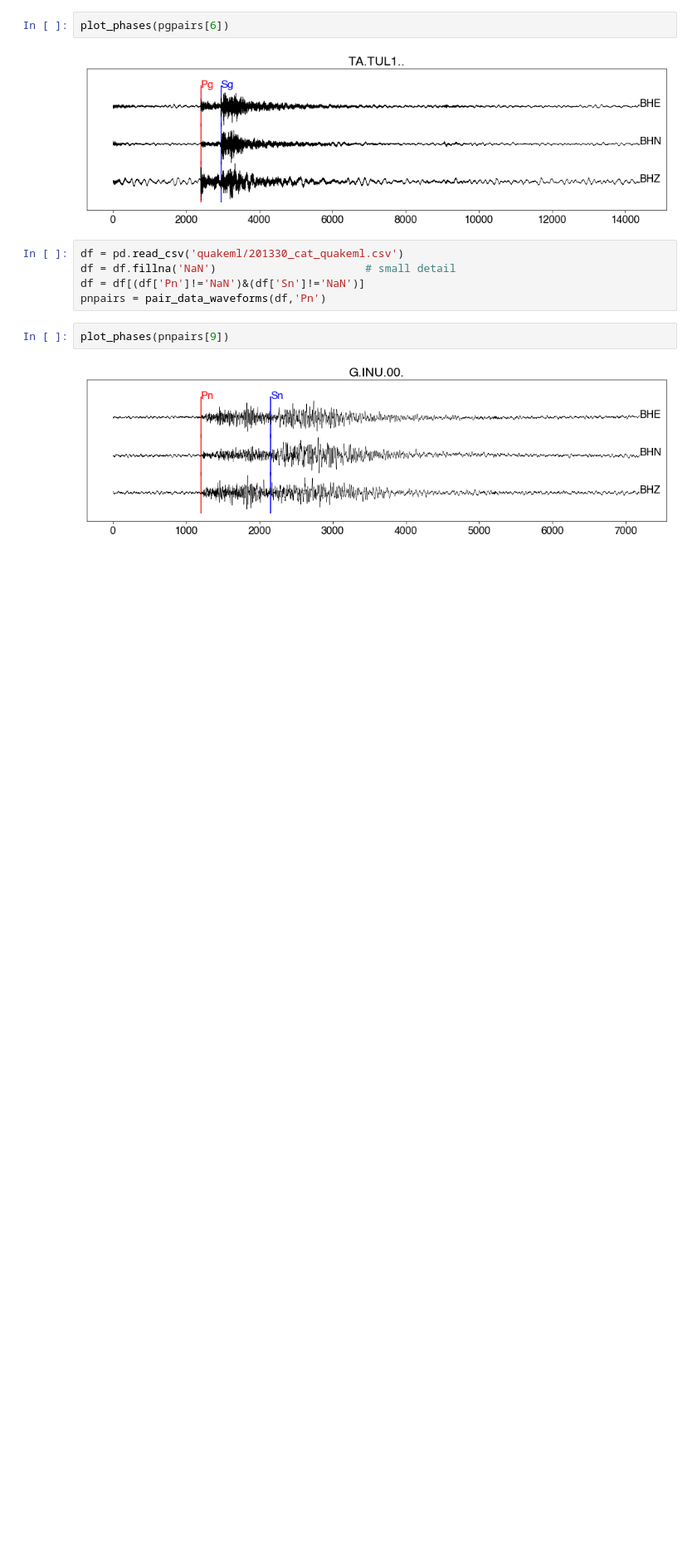
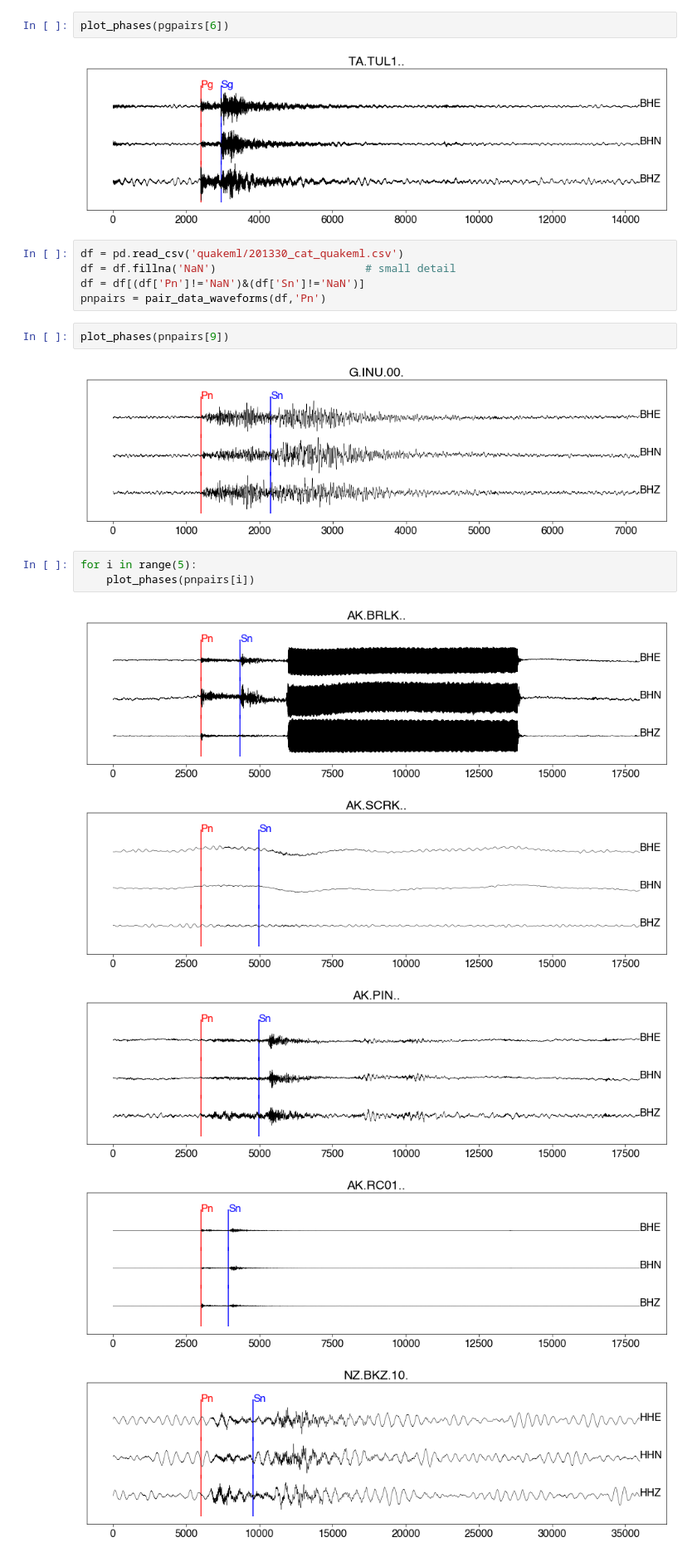
Before and after one commit to albertleonardo/Pn, a Jupyter notebook: Example data.ipynb, the cells around one changed output. Shown at 83% size. Cells and saved outputs as stored; diff of their text form; blank space fills up the shorter version.

```diff
--- a/Example data.ipynb
+++ b/Example data.ipynb
@@ -133,3 +133,12 @@ pnpairs = pair_data_waveforms(df,'Pn')
 plot_phases(pnpairs[9])
 # %% [output]
 [figure]
+# %%
+for i in range(5):
+    plot_phases(pnpairs[i])
+# %% [output]
+[figure, added]
+[figure, added]
+[figure, added]
+[figure, added]
+[figure, added]
```
